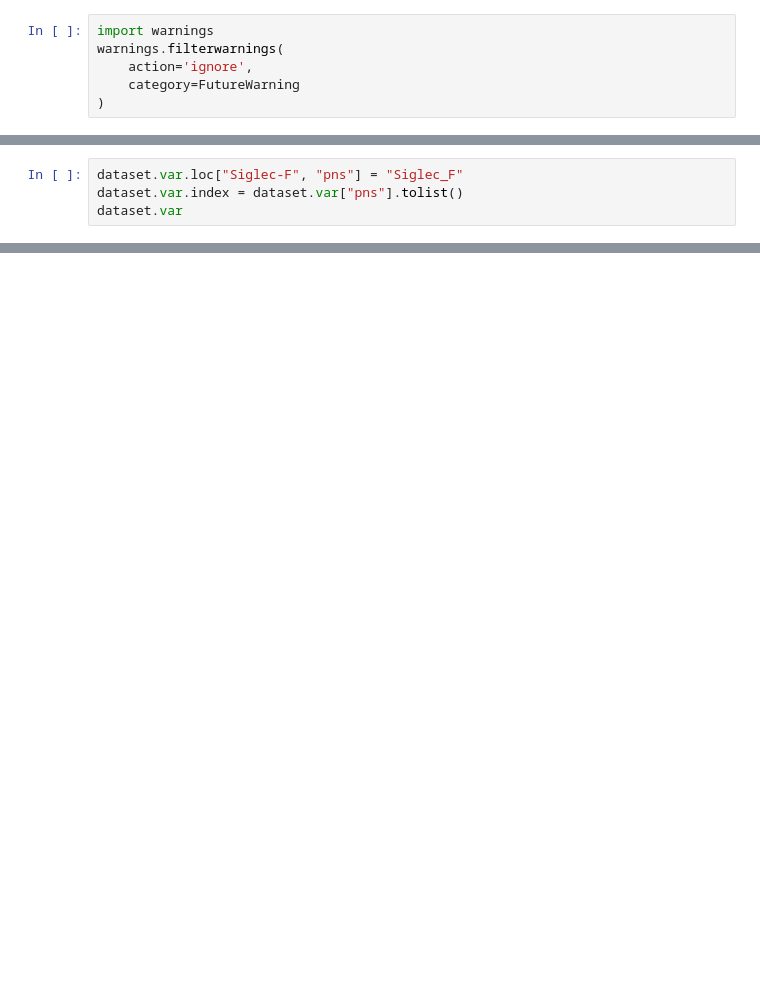
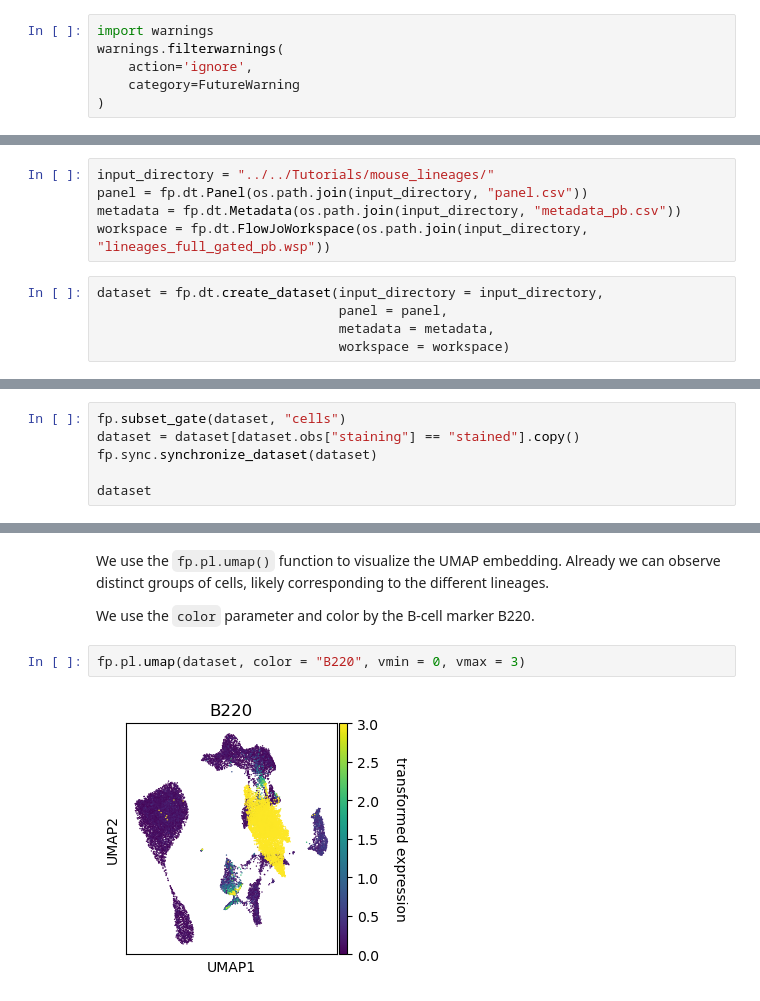
Before and after one commit to rgb-lab/FACSPy, a Jupyter notebook: vignettes/mouse_lineages/03_dataset_gating.ipynb, the cells around one changed output, grey strips where cells are left out. Saved outputs shown, nothing was run; the diff lists cells and outputs as text; blank space fills up the shorter version.

```diff
--- a/vignettes/mouse_lineages/03_dataset_gating.ipynb
+++ b/vignettes/mouse_lineages/03_dataset_gating.ipynb
@@ -12,0 +18,10 @@ dataset = fp.read_dataset(input_dir = "../../Tutorials/mouse_lineages/",
+# %%
+input_directory = "../../Tutorials/mouse_lineages/"
+panel = fp.dt.Panel(os.path.join(input_directory, "panel.csv"))
+metadata = fp.dt.Metadata(os.path.join(input_directory, "metadata_pb.csv"))
+workspace = fp.dt.FlowJoWorkspace(os.path.join(input_directory, "lineages_full_gated_pb.wsp"))
+# %%
+dataset = fp.dt.create_dataset(input_directory = input_directory,
+                               panel = panel,
+                               metadata = metadata,
+                               workspace = workspace)
@@ -198,4 +60,0 @@ fp.pl.umap(dataset,
-# %%
-dataset.var.loc["Siglec-F", "pns"] = "Siglec_F"
-dataset.var.index = dataset.var["pns"].tolist()
-dataset.var
@@ -485,0 +63,6 @@ Index(['root/cells', 'root/cells/singlets', 'root/cells/singlets/live',
+# %%
+fp.subset_gate(dataset, "cells")
+dataset = dataset[dataset.obs["staining"] == "stained"].copy()
+fp.sync.synchronize_dataset(dataset)
+
+dataset
@@ -485,0 +108,8 @@ Index(['root/cells', 'root/cells/singlets', 'root/cells/singlets/live',
+# %% [markdown]
+We use the `fp.pl.umap()` function to visualize the UMAP embedding. Already we can observe distinct groups of cells, likely corresponding to the different lineages.
+
+We use the `color` parameter and color by the B-cell marker B220.
+# %%
+fp.pl.umap(dataset, color = "B220", vmin = 0, vmax = 3)
+# %% [output]
+[figure, added]
```
Also changed, not shown: parts of 74 cells of this notebook, 2 other files.
